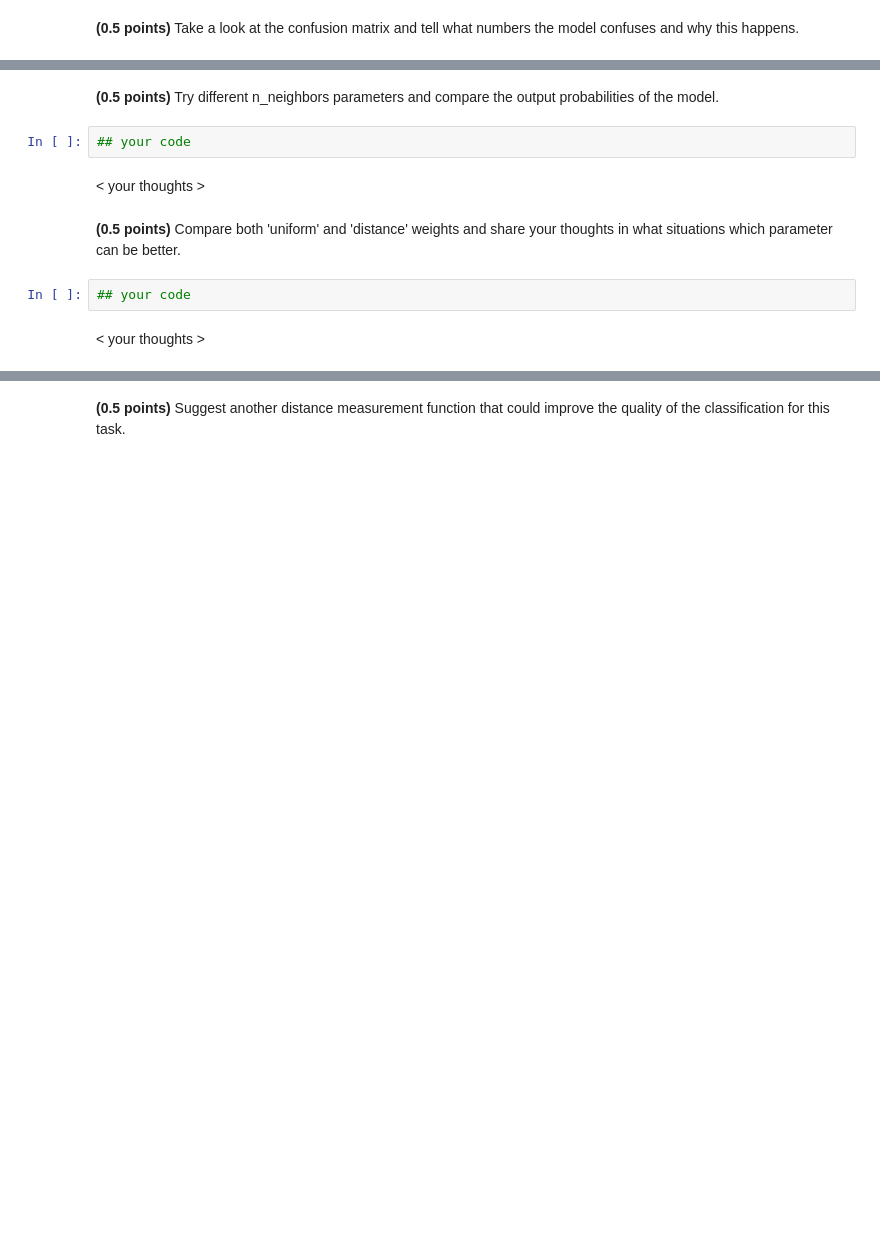
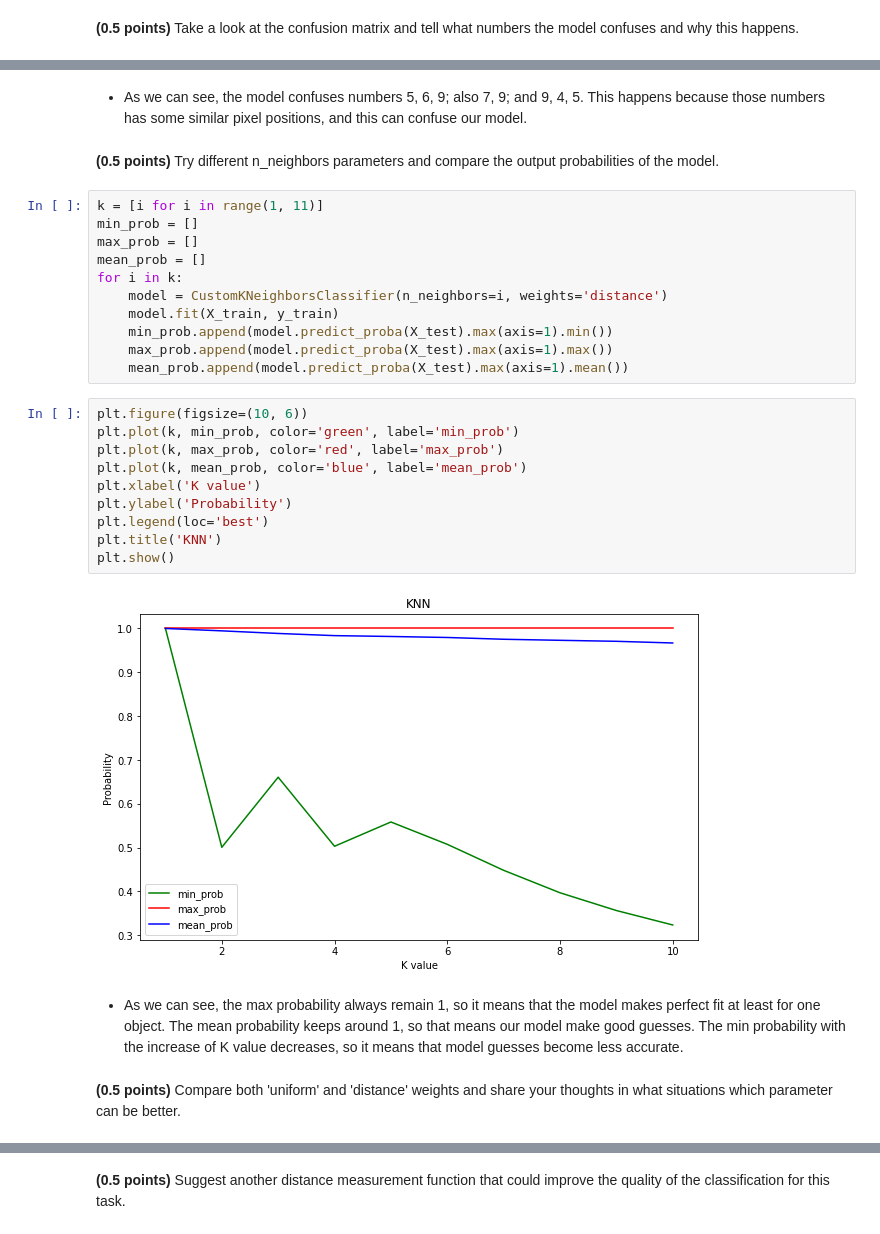
Before and after one commit to alsing/ml-intro-rs-school, a Jupyter notebook: 5 - Classification Linear KNN/hw_classification.ipynb, the cells around one changed output, grey strips where cells are left out. Cells and saved outputs as stored; diff of their text form; blank space fills up the shorter version.

```diff
--- a/5 - Classification Linear KNN/hw_classification.ipynb
+++ b/5 - Classification Linear KNN/hw_classification.ipynb
@@ -470,12 +498,31 @@ assert test_acc > 0.98
+# %% [markdown]
+* As we can see, the model confuses numbers 5, 6, 9; also 7, 9; and 9, 4, 5. This happens because those numbers has some similar pixel positions, and this can confuse our model.
 # %% [markdown]
 **(0.5 points)** Try different n_neighbors parameters and compare the output probabilities of the model.
-# %%
-## your code
-# %% [markdown]
-< your thoughts >
+# %%
+k = [i for i in range(1, 11)]
+min_prob = []
+max_prob = []
+mean_prob = []
+for i in k:
+    model = CustomKNeighborsClassifier(n_neighbors=i, weights='distance')
+    model.fit(X_train, y_train)
+    min_prob.append(model.predict_proba(X_test).max(axis=1).min())
+    max_prob.append(model.predict_proba(X_test).max(axis=1).max())
+    mean_prob.append(model.predict_proba(X_test).max(axis=1).mean())
+# %%
+plt.figure(figsize=(10, 6))
+plt.plot(k, min_prob, color='green', label='min_prob')
+plt.plot(k, max_prob, color='red', label='max_prob')
+plt.plot(k, mean_prob, color='blue', label='mean_prob')
+plt.xlabel('K value')
+plt.ylabel('Probability')
+plt.legend(loc='best')
+plt.title('KNN')
+plt.show()
+# %% [output]
+[figure, added]
+# %% [markdown]
+* As we can see, the max probability always remain 1, so it means that the model makes perfect fit at least for one object. The mean probability keeps around 1, so that means our model make good guesses. The min probability with the increase of K value decreases, so it means that model guesses become less accurate.
 # %% [markdown]
 **(0.5 points)** Compare both 'uniform' and 'distance' weights and share your thoughts in what situations which parameter can be better.
-# %%
-## your code
-# %% [markdown]
-< your thoughts >
```
Also changed, not shown: parts of 15 cells of this notebook.
